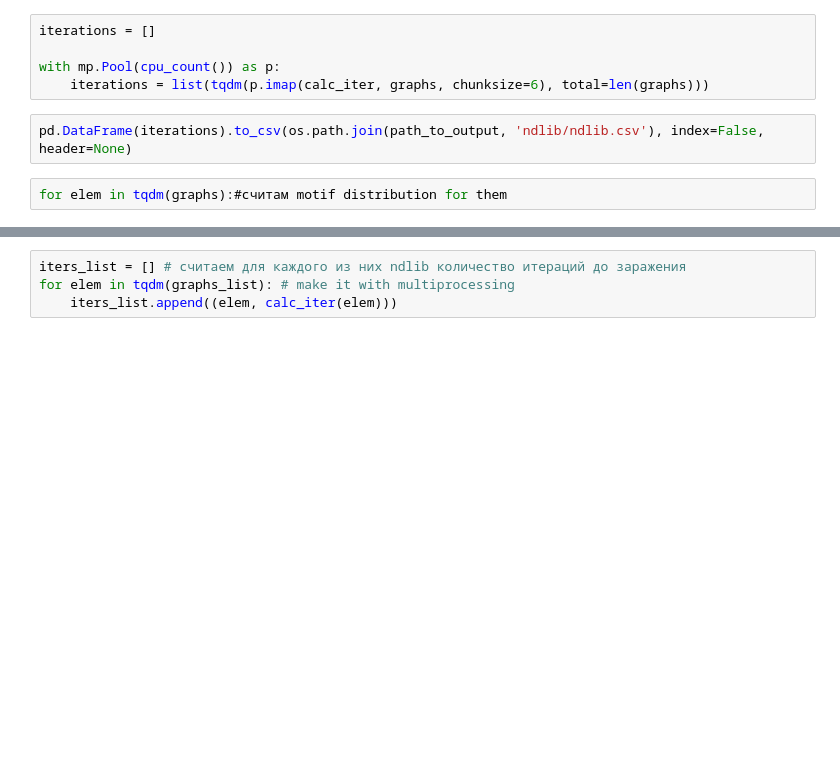
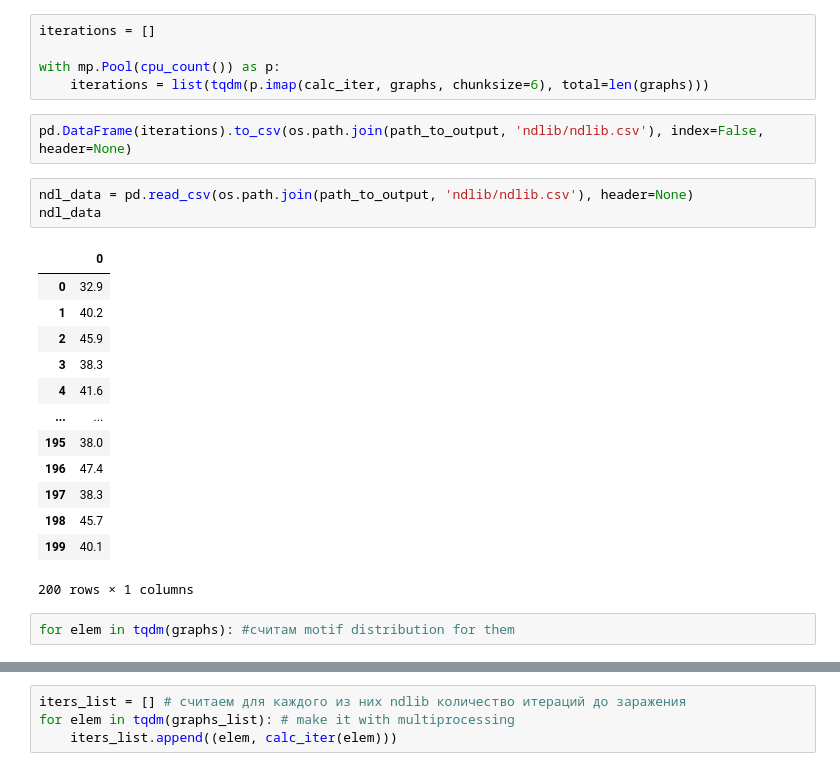
Before and after one commit to zaikoval/regression-on-sampling, a Jupyter notebook: notebooks/regression-on-sampling-experiment.ipynb, the cells around one changed output, grey strips where cells are left out. Cells and saved outputs as stored; diff of their text form; blank space fills up the shorter version.

```diff
--- a/notebooks/regression-on-sampling-experiment.ipynb
+++ b/notebooks/regression-on-sampling-experiment.ipynb
@@ -124,5 +134,22 @@ with mp.Pool(cpu_count()) as p:
     iterations = list(tqdm(p.imap(calc_iter, graphs, chunksize=6), total=len(graphs)))
 # %%
 pd.DataFrame(iterations).to_csv(os.path.join(path_to_output, 'ndlib/ndlib.csv'), index=False, header=None)
+# %%
+ndl_data = pd.read_csv(os.path.join(path_to_output, 'ndlib/ndlib.csv'), header=None)
+ndl_data
+# %% [output]
+|  | 0 |
+| 0 | 32.9 |
+| 1 | 40.2 |
+| 2 | 45.9 |
+| 3 | 38.3 |
+| 4 | 41.6 |
+| ... | ... |
+| 195 | 38.0 |
+| 196 | 47.4 |
+| 197 | 38.3 |
+| 198 | 45.7 |
+| 199 | 40.1 |
+200 rows × 1 columns
 # %%
-for elem in tqdm(graphs):#считам motif distribution for them
+for elem in tqdm(graphs): #считам motif distribution for them
```
Also changed, not shown: parts of 11 cells of this notebook, 3 other files.
